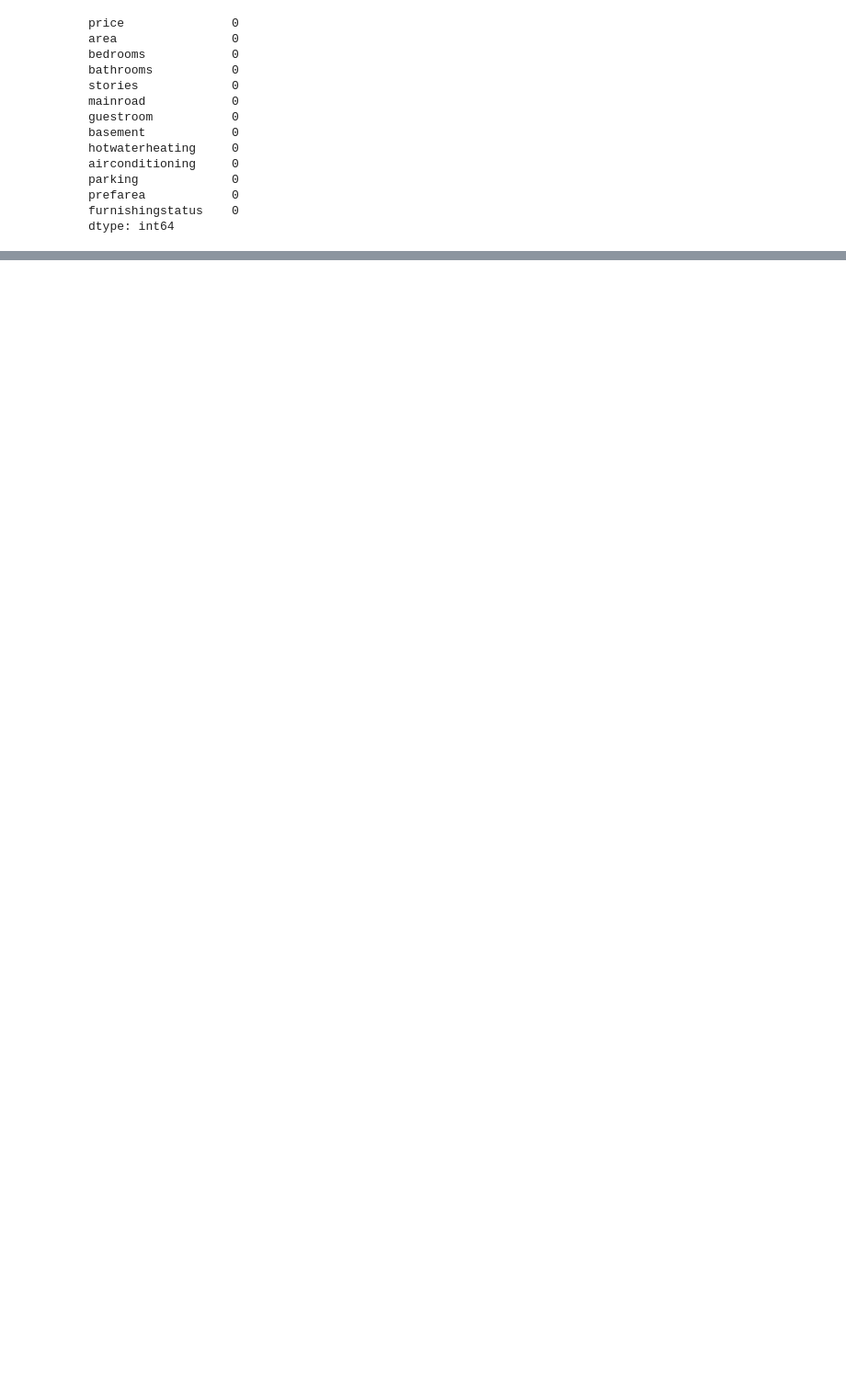
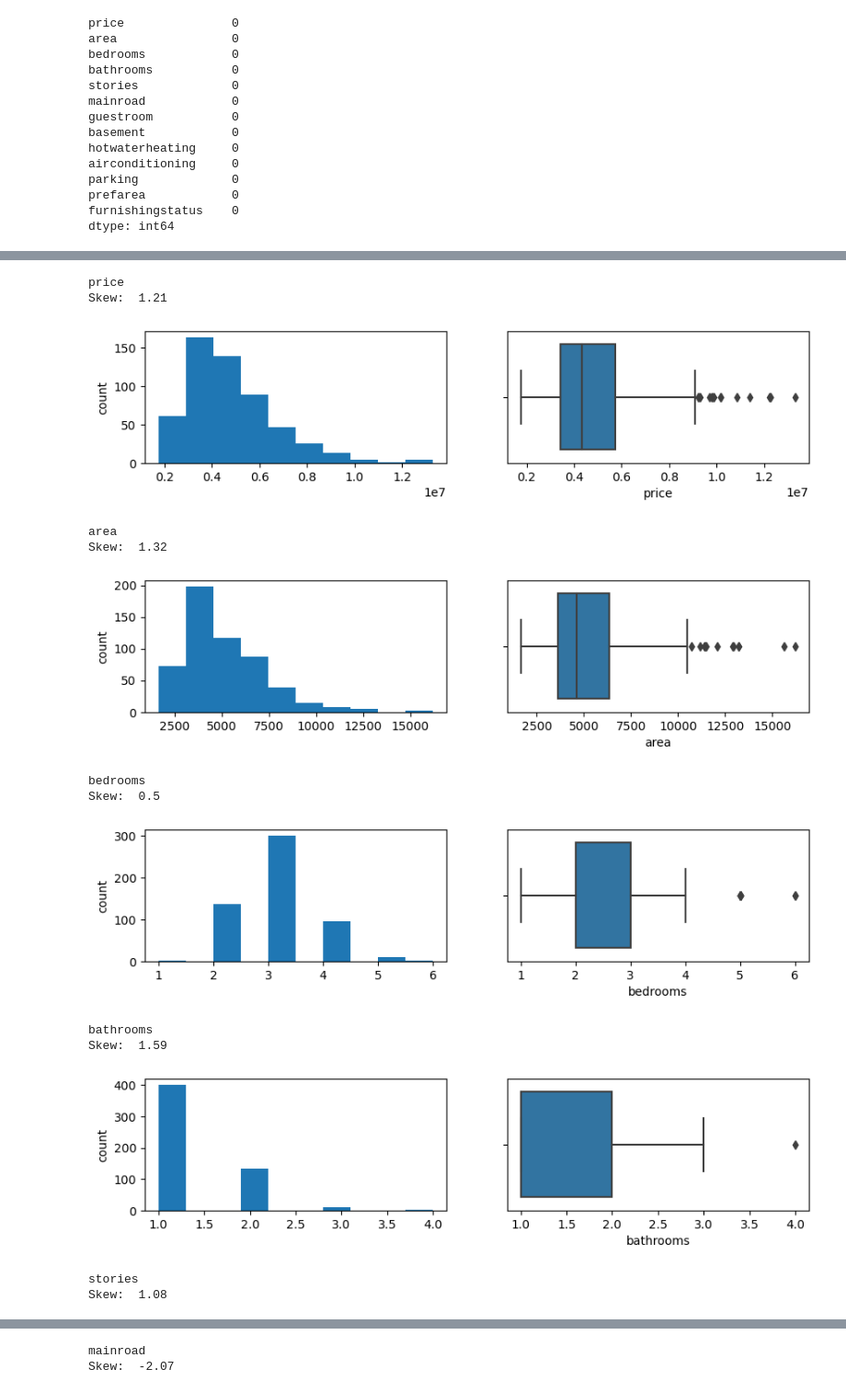
Before and after one commit to Karush2807/TechRumble01, a Jupyter notebook: main.ipynb, the cells around one changed output, grey strips where cells are left out. Shown at 92% size. Drawn from its saved outputs; the diff is of its cells as text; code cells hidden in the pictures; blank space fills up the shorter version.

Commit message:
some data preProcessing and visualizating EDA

```diff
--- a/main.ipynb
+++ b/main.ipynb
@@ -56,0 +166,6 @@ dtype: int64
+# %%
+#droping out the features which are less significant
+# ( hotwaterheating, guestroom)
+
+copyData=copyData.drop(columns=['hotwaterheating', 'prefarea'])
+copyData.head()
@@ -56,0 +179,11 @@ dtype: int64
+# %%
+#mapping the values of columns having categorical values!!
+#(mainroad, guestroom, bedrooms)
+
+coltoMap=['basement', 'mainroad', 'guestroom', 'airconditioning']
+maping={'yes':1, 'no':0}
+
+for col in coltoMap:
+    copyData[col]=copyData[col].map(maping)
+
+copyData.head()
@@ -56,0 +197,5 @@ dtype: int64
+# %%
+#doing label encoding, for [feature:furnishingstatus]
+
+copyData['furnishingstatus']=pd.Categorical(copyData['furnishingstatus']).codes
+copyData.head()
@@ -56,0 +224,7 @@ dtype: int64
+# %%
+cat_col=copyData.select_dtypes(include=['object']).columns
+num_col=copyData.select_dtypes(include=np.number).columns.tolist()
+print("Cat columns")
+print(cat_col) #will return no columns as we have already converted all column using maping
+print("Num Columns")
+print(num_col)
@@ -56,0 +236,26 @@ dtype: int64
+# %%
+for col in num_col:
+    print(col)
+    print('Skew: ', round(copyData[col].skew(), 2))
+    plt.figure(figsize = (10, 2))
+    plt.subplot(1, 2, 1)
+    copyData[col].hist(grid=False)
+    plt.ylabel('count')
+    plt.subplot(1, 2, 2)
+    sn.boxplot(x=copyData[col])
+    plt.show()
+# %% [output]
+price
+Skew:  1.21
+[figure, added]
+area
+Skew:  1.32
+[figure, added]
+bedrooms
+Skew:  0.5
+[figure, added]
+bathrooms
+Skew:  1.59
+[figure, added]
+stories
+Skew:  1.08
@@ -56,0 +263,2 @@ dtype: int64
+mainroad
+Skew:  -2.07
```
Also changed, not shown: parts of 19 cells of this notebook.
